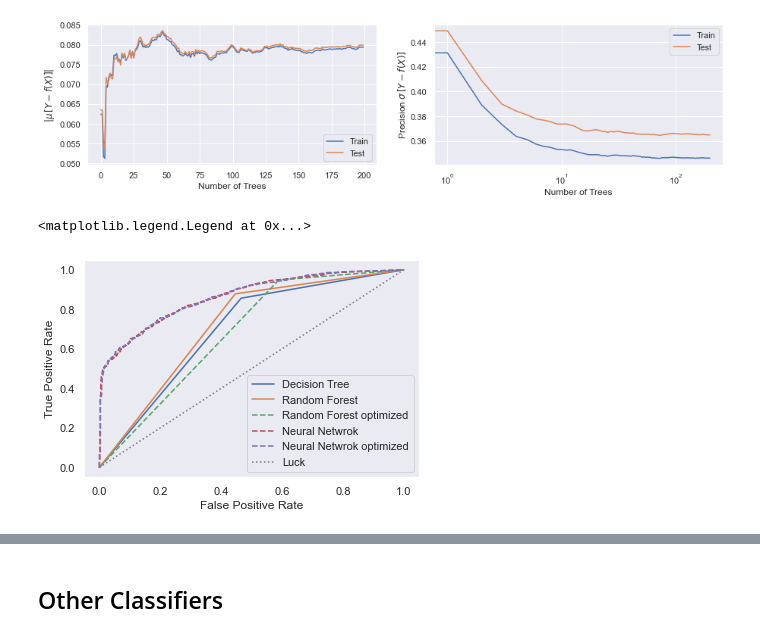
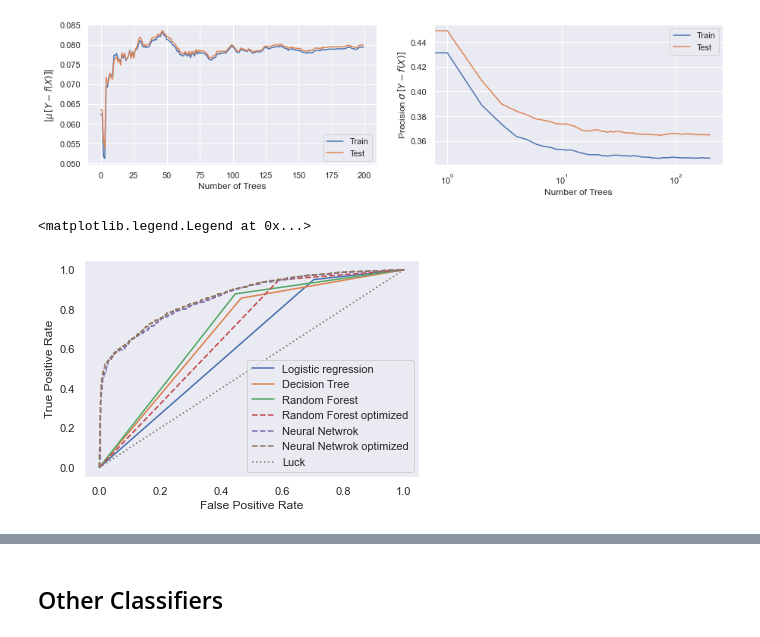
Before and after one commit to mghasemi19/ML_EconEduc, a Jupyter notebook: Type_classification.ipynb, the cells around one changed output, grey strips where cells are left out. Saved outputs shown, nothing was run; the diff lists cells and outputs as text; code cells hidden in the pictures.

Commit message:
Add some plots for importanec

```diff
--- a/Type_classification.ipynb
+++ b/Type_classification.ipynb
@@ -1311,17 +1295,17 @@ plot_perf_randomforest_vs_ntree(best_random,X_train,y_train,X_test,y_test)
 [figure]
 # %%
 # plot ROC curve
-plt.plot(fpr_lr, tpr_lr, label='Logistic') # plot random forest ROC
+plt.plot(fpr_lr, tpr_lr, label='Logistic regression') # plot random forest ROC
 plt.plot(fpr_dt, tpr_dt, label='Decision Tree') # plot random forest ROC
 plt.plot(fpr_rf, tpr_rf, label='Random Forest') # plot random forest ROC
 plt.plot(fpr_rf_opt, tpr_rf_opt, linestyle='dashed', label='Random Forest optimized') # plot random forest optimized ROC
 plt.plot(fpr_NN, tpr_NN, linestyle='dashed', label='Neural Netwrok') # plot neural network ROC
 plt.plot(fpr_NN_opt, tpr_NN_opt, linestyle='dashed', label='Neural Netwrok optimized') # plot neural network ROC
 plt.plot([0, 1], [0, 1], linestyle='dotted', color='grey', label='Luck') # plot diagonal line to indicate luck
 plt.xlabel('False Positive Rate') # x-axis label
 plt.ylabel('True Positive Rate') # y-axis label
 plt.grid() # add a grid to the plot
 plt.legend() # add a legend
 # %% [output]
 <matplotlib.legend.Legend at 0x...>
-[figure, old version]
+[figure, new version]
```
Also changed, not shown: parts of 14 cells of this notebook.
